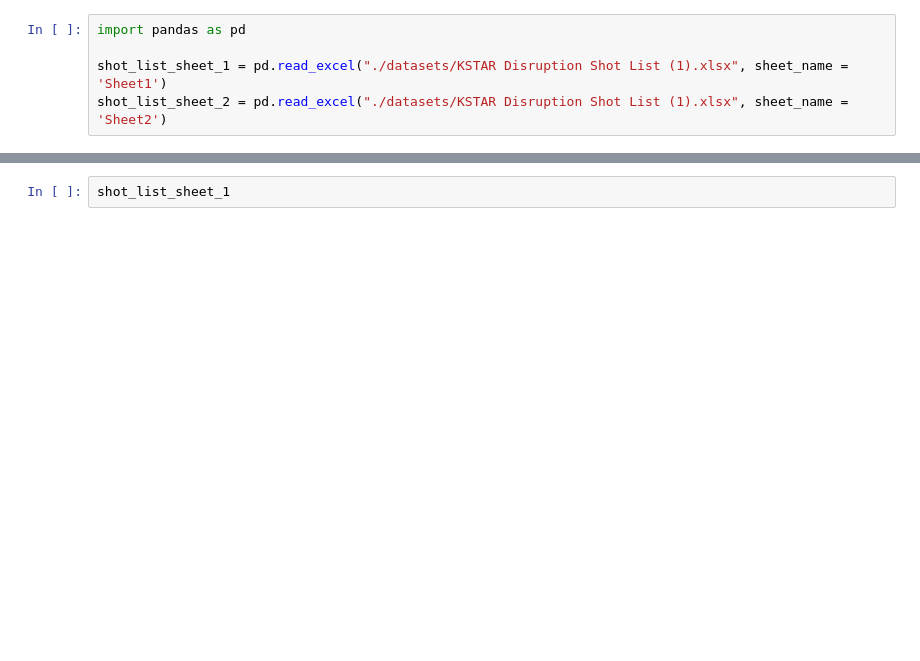
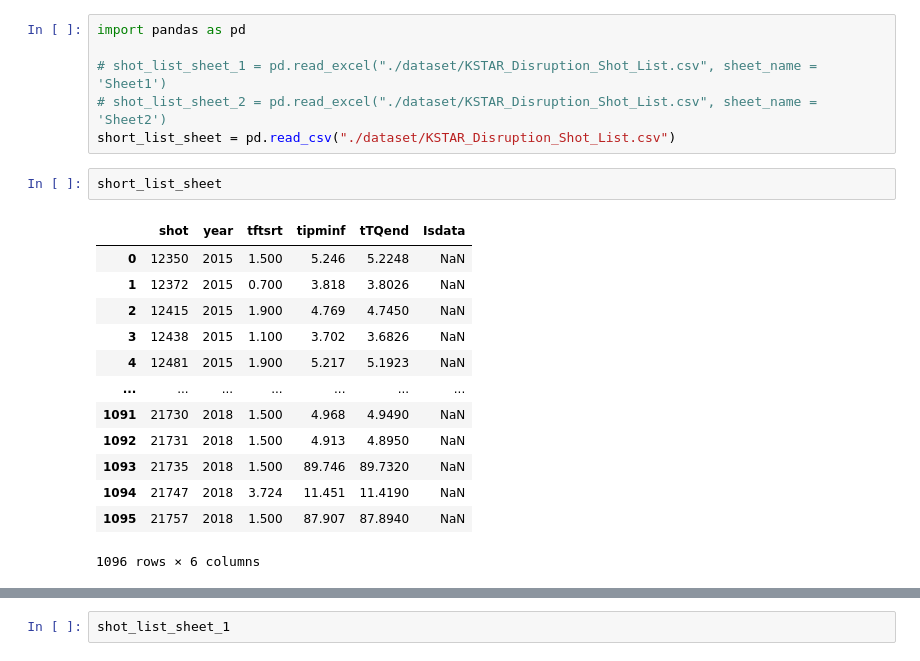
Before and after one commit to ZINZINBIN/Disruption-Prediciton-based-on-Multimodal-Deep-Learning, a Jupyter notebook: test.ipynb, the cells around one changed output, grey strips where cells are left out. Cells and saved outputs as stored; diff of their text form; blank space fills up the shorter version.

```diff
--- a/test.ipynb
+++ b/test.ipynb
@@ -1,5 +1,22 @@
 # %%
 import pandas as pd
 
-shot_list_sheet_1 = pd.read_excel("./datasets/KSTAR Disruption Shot List (1).xlsx", sheet_name = 'Sheet1')
-shot_list_sheet_2 = pd.read_excel("./datasets/KSTAR Disruption Shot List (1).xlsx", sheet_name = 'Sheet2')
+# shot_list_sheet_1 = pd.read_excel("./dataset/KSTAR_Disruption_Shot_List.csv", sheet_name = 'Sheet1')
+# shot_list_sheet_2 = pd.read_excel("./dataset/KSTAR_Disruption_Shot_List.csv", sheet_name = 'Sheet2')
+short_list_sheet = pd.read_csv("./dataset/KSTAR_Disruption_Shot_List.csv")
+# %%
+short_list_sheet
+# %% [output]
+|  | shot | year | tftsrt | tipminf | tTQend | Isdata |
+| 0 | 12350 | 2015 | 1.500 | 5.246 | 5.2248 | NaN |
+| 1 | 12372 | 2015 | 0.700 | 3.818 | 3.8026 | NaN |
+| 2 | 12415 | 2015 | 1.900 | 4.769 | 4.7450 | NaN |
+| 3 | 12438 | 2015 | 1.100 | 3.702 | 3.6826 | NaN |
+| 4 | 12481 | 2015 | 1.900 | 5.217 | 5.1923 | NaN |
+| ... | ... | ... | ... | ... | ... | ... |
+| 1091 | 21730 | 2018 | 1.500 | 4.968 | 4.9490 | NaN |
+| 1092 | 21731 | 2018 | 1.500 | 4.913 | 4.8950 | NaN |
+| 1093 | 21735 | 2018 | 1.500 | 89.746 | 89.7320 | NaN |
+| 1094 | 21747 | 2018 | 3.724 | 11.451 | 11.4190 | NaN |
+| 1095 | 21757 | 2018 | 1.500 | 87.907 | 87.8940 | NaN |
+1096 rows × 6 columns
```
Also changed, not shown: parts of 3 cells of this notebook, 23 other files.
